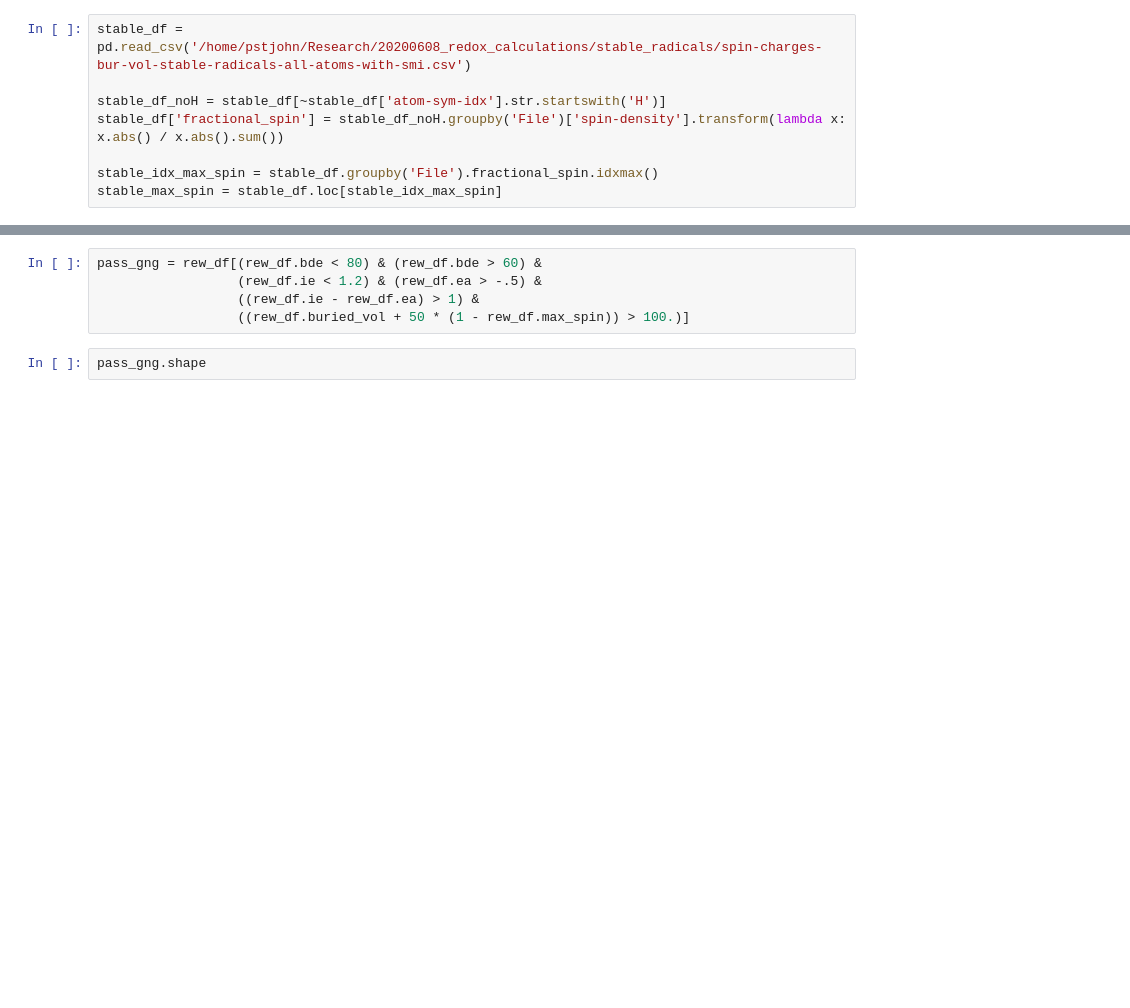
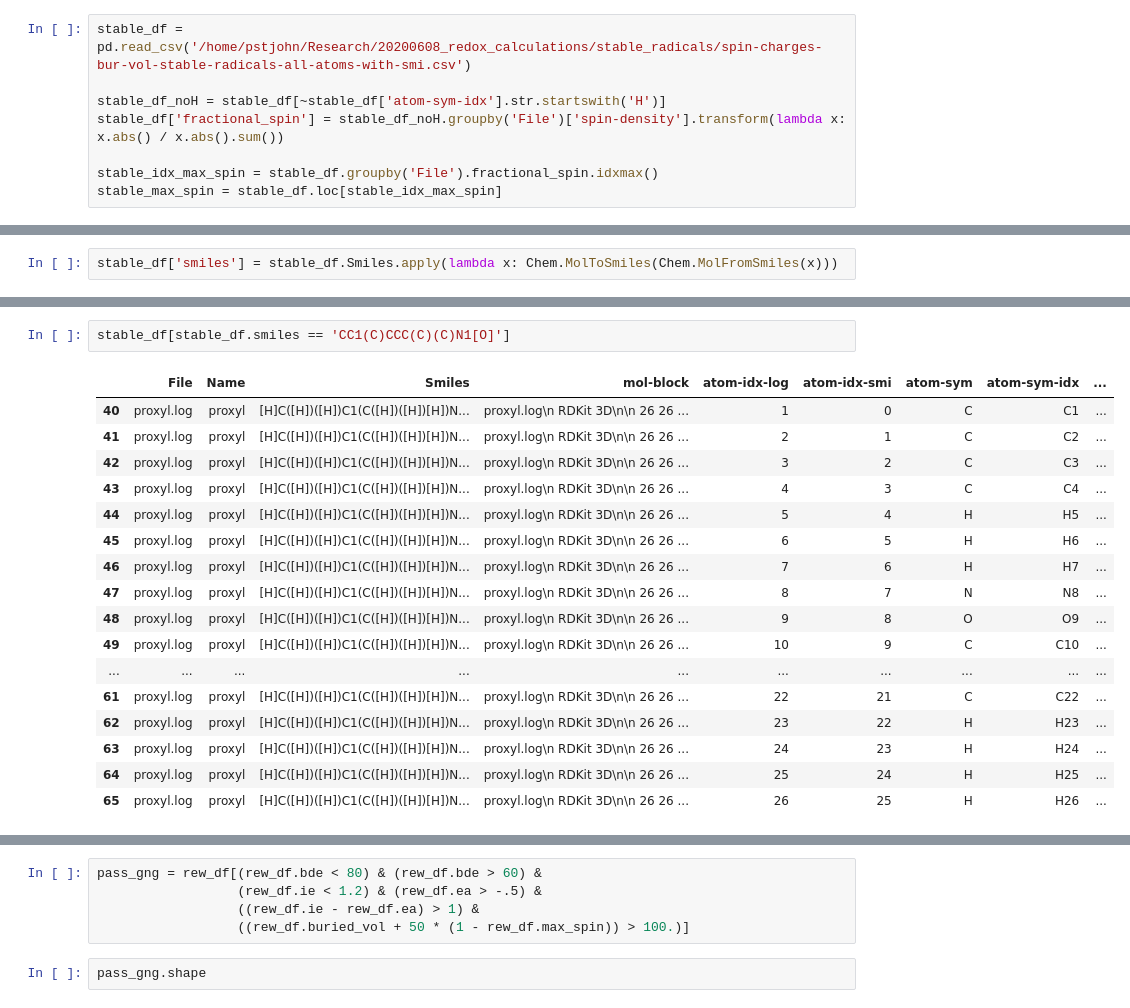
Before and after one commit to NREL/rlmolecule, a Jupyter notebook: stable_radical_optimization/monitor_progress.ipynb, the cells around one changed output, grey strips where cells are left out. Saved outputs shown, nothing was run; the diff lists cells and outputs as text; blank space fills up the shorter version.

```diff
--- a/stable_radical_optimization/monitor_progress.ipynb
+++ b/stable_radical_optimization/monitor_progress.ipynb
@@ -122,0 +121,2 @@ array(['verdazyl.log', 'nn.log', 'proxyl.log', 's-proxyl.log',
+# %%
+stable_df['smiles'] = stable_df.Smiles.apply(lambda x: Chem.MolToSmiles(Chem.MolFromSmiles(x)))
@@ -123,2 +128,22 @@ array(['verdazyl.log', 'nn.log', 'proxyl.log', 's-proxyl.log',
+# %%
+stable_df[stable_df.smiles == 'CC1(C)CCC(C)(C)N1[O]']
+# %% [output]
+|  | File | Name | Smiles | mol-block | atom-idx-log | atom-idx-smi | atom-sym | atom-sym-idx | ... |
+| 40 | proxyl.log | proxyl | [H]C([H])([H])C1(C([H])([H])[H])N... | proxyl.log\n RDKit 3D\n\n 26 26 ... | 1 | 0 | C | C1 | ... |
+| 41 | proxyl.log | proxyl | [H]C([H])([H])C1(C([H])([H])[H])N... | proxyl.log\n RDKit 3D\n\n 26 26 ... | 2 | 1 | C | C2 | ... |
+| 42 | proxyl.log | proxyl | [H]C([H])([H])C1(C([H])([H])[H])N... | proxyl.log\n RDKit 3D\n\n 26 26 ... | 3 | 2 | C | C3 | ... |
+| 43 | proxyl.log | proxyl | [H]C([H])([H])C1(C([H])([H])[H])N... | proxyl.log\n RDKit 3D\n\n 26 26 ... | 4 | 3 | C | C4 | ... |
+| 44 | proxyl.log | proxyl | [H]C([H])([H])C1(C([H])([H])[H])N... | proxyl.log\n RDKit 3D\n\n 26 26 ... | 5 | 4 | H | H5 | ... |
+| 45 | proxyl.log | proxyl | [H]C([H])([H])C1(C([H])([H])[H])N... | proxyl.log\n RDKit 3D\n\n 26 26 ... | 6 | 5 | H | H6 | ... |
+| 46 | proxyl.log | proxyl | [H]C([H])([H])C1(C([H])([H])[H])N... | proxyl.log\n RDKit 3D\n\n 26 26 ... | 7 | 6 | H | H7 | ... |
+| 47 | proxyl.log | proxyl | [H]C([H])([H])C1(C([H])([H])[H])N... | proxyl.log\n RDKit 3D\n\n 26 26 ... | 8 | 7 | N | N8 | ... |
+| 48 | proxyl.log | proxyl | [H]C([H])([H])C1(C([H])([H])[H])N... | proxyl.log\n RDKit 3D\n\n 26 26 ... | 9 | 8 | O | O9 | ... |
+| 49 | proxyl.log | proxyl | [H]C([H])([H])C1(C([H])([H])[H])N... | proxyl.log\n RDKit 3D\n\n 26 26 ... | 10 | 9 | C | C10 | ... |
+| ... | ... | ... | ... | ... | ... | ... | ... | ... | ... |
+| 61 | proxyl.log | proxyl | [H]C([H])([H])C1(C([H])([H])[H])N... | proxyl.log\n RDKit 3D\n\n 26 26 ... | 22 | 21 | C | C22 | ... |
+| 62 | proxyl.log | proxyl | [H]C([H])([H])C1(C([H])([H])[H])N... | proxyl.log\n RDKit 3D\n\n 26 26 ... | 23 | 22 | H | H23 | ... |
+| 63 | proxyl.log | proxyl | [H]C([H])([H])C1(C([H])([H])[H])N... | proxyl.log\n RDKit 3D\n\n 26 26 ... | 24 | 23 | H | H24 | ... |
+| 64 | proxyl.log | proxyl | [H]C([H])([H])C1(C([H])([H])[H])N... | proxyl.log\n RDKit 3D\n\n 26 26 ... | 25 | 24 | H | H25 | ... |
+| 65 | proxyl.log | proxyl | [H]C([H])([H])C1(C([H])([H])[H])N... | proxyl.log\n RDKit 3D\n\n 26 26 ... | 26 | 25 | H | H26 | ... |
 # %%
 stable_max_spin
```
Also changed, not shown: parts of 21 cells of this notebook, 3 other files.
